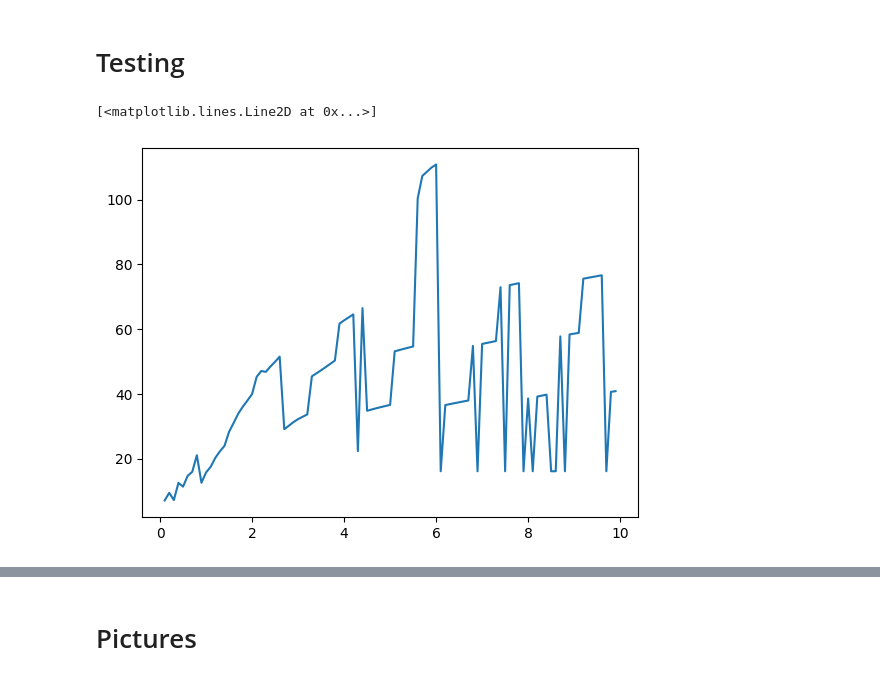
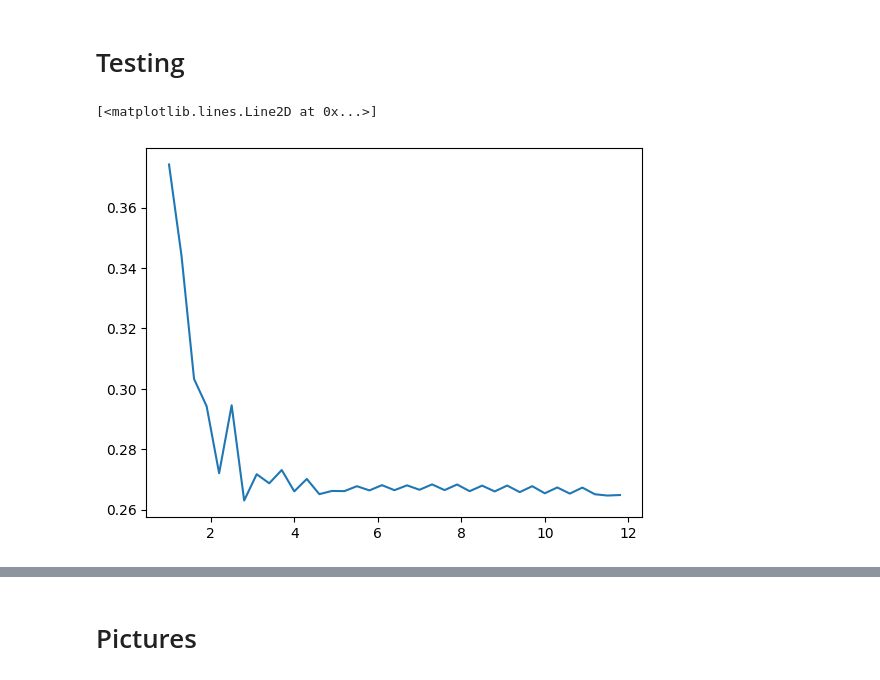
Before and after one commit to alex-k-exe/sci-fair, a Jupyter notebook: GlobalFunctions.ipynb, the cells around one changed output, grey strips where cells are left out. Saved outputs shown, nothing was run; the diff lists cells and outputs as text; code cells hidden in the pictures.

```diff
--- a/GlobalFunctions.ipynb
+++ b/GlobalFunctions.ipynb
@@ -164,30 +164,25 @@ def rotation(b, accuracy):
     while geom.LineString(result).is_simple:
         b, nextA, nextB, tracingPoint, result = angleFinder(a, b, nextA, nextB, tracingPoint, result, accuracy)
 
-    result = geom.LineString(result)
-    # find point(s) that cause result to be self-intersecting
-    candidates = []
+    result = geom.LineString(result).simplify(0)
     result = polygonize(unary_union(geom.LineString(result.coords[:] + result.coords[0:1])))
-    copy = result[0]
-    for polygon in result:
-        if len(polygon.exterior.coords) > len(copy.exterior.coords):
-            copy = polygon
-    result = copy
+    result = [*result][::-1][:1][0]
 
-    return result
+    # return [result, result, a, b]
+    return [b.length / result.length, b.length, result.length, result]
 # %% [markdown]
 # Testing
 # %%
 x_data = []
 y_data = []
-for i in range(1, 50, 1):
+for i in range(10, 120, 3):
     i /= 10
+    result = rotation(makePoly(5, i), 3)
     x_data.append(i)
-    result = rotation(makePoly(5, i), 5)
-    y_data.append(result.length)
+    y_data.append(result[0])
 
 fig, ax = plt.subplots(1, 1)
 ax.plot(x_data, y_data)
 # %% [output]
 [<matplotlib.lines.Line2D at 0x...>]
-[figure, old version]
+[figure, new version]
```
Also changed, not shown: parts of 1 cell of this notebook.
